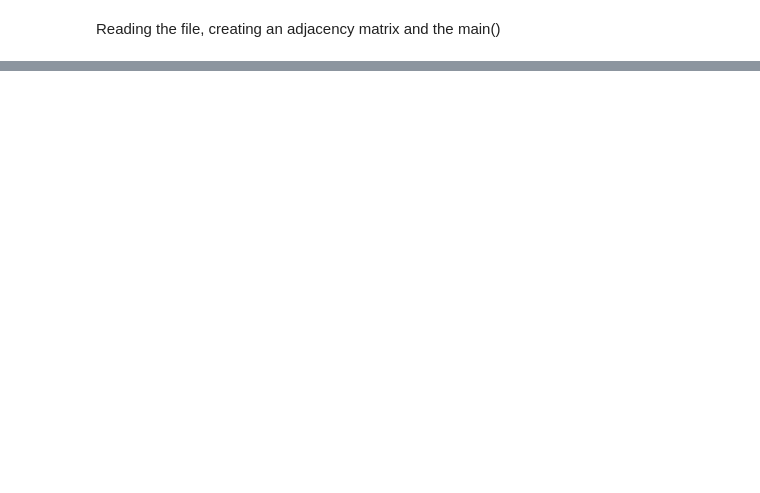
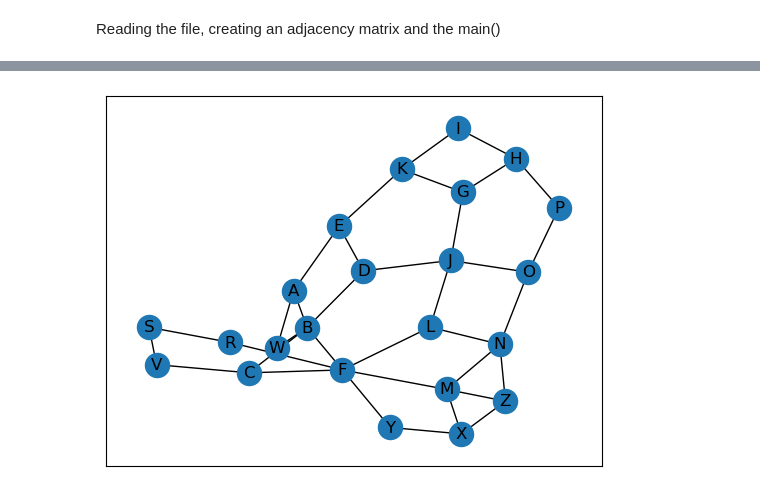
Before and after one commit to Stickkan/lab_4, a Jupyter notebook: Dijkstra.ipynb, the cells around one changed output, grey strips where cells are left out. Cells and saved outputs as stored; diff of their text form; code cells hidden in the pictures; blank space fills up the shorter version.

```diff
--- a/Dijkstra.ipynb
+++ b/Dijkstra.ipynb
@@ -120,0 +127,74 @@ Vertex  Distance from Source
+# %%
+# First networkx library is imported
+# along with matplotlib
+import networkx as nx
+import matplotlib.pyplot as plt
+
+
+# Defining a Class
+class GraphVisualization:
+
+	def __init__(self):
+
+		# visual is a list which stores all
+		# the set of edges that constitutes a
+		# graph
+		self.visual = []
+
+	# addEdge function inputs the vertices of an
+	# edge and appends it to the visual list
+	def addEdge(self, a, b):
+		temp = [a, b]
+		self.visual.append(temp)
+
+	# In visualize function G is an object of
+	# class Graph given by networkx G.add_edges_from(visual)
+	# creates a graph with a given list
+	# nx.draw_networkx(G) - plots the graph
+	# plt.show() - displays the graph
+	def visualize(self):
+		G = nx.Graph()
+		G.add_edges_from(self.visual)
+		nx.draw_networkx(G)
+		plt.show()
+
+# Driver code
+G = GraphVisualization()
+G.addEdge('A', 'B')
+G.addEdge('A', 'E')
+G.addEdge('A', 'W')
+G.addEdge('B', 'D')
+G.addEdge('B', 'W')
+G.addEdge('B', 'C')
+G.addEdge('B', 'F')
+G.addEdge('C', 'F')
+G.addEdge('C', 'V')
+G.addEdge('D', 'E')
+G.addEdge('D', 'J')
+G.addEdge('E', 'K')
+G.addEdge('F', 'L')
+G.addEdge('F', 'M')
+G.addEdge('F', 'R')
+G.addEdge('F', 'Y')
+G.addEdge('G', 'K')
+G.addEdge('G', 'J')
+G.addEdge('G', 'H')
+G.addEdge('H', 'I')
+G.addEdge('H', 'P')
+G.addEdge('I', 'K')
+G.addEdge('J', 'O')
+G.addEdge('J', 'L')
+G.addEdge('L', 'N')
+G.addEdge('M', 'N')
+G.addEdge('M', 'Z')
+G.addEdge('M', 'X')
+G.addEdge('N', 'O')
+G.addEdge('O', 'P')
+G.addEdge('R', 'S')
+G.addEdge('S', 'V')
+G.addEdge('X', 'Z')
+G.addEdge('Y', 'X')
+G.addEdge('Z', 'N')
+G.visualize()
+# %% [output]
+[figure, added]
```
Also changed, not shown: parts of 2 cells of this notebook.
